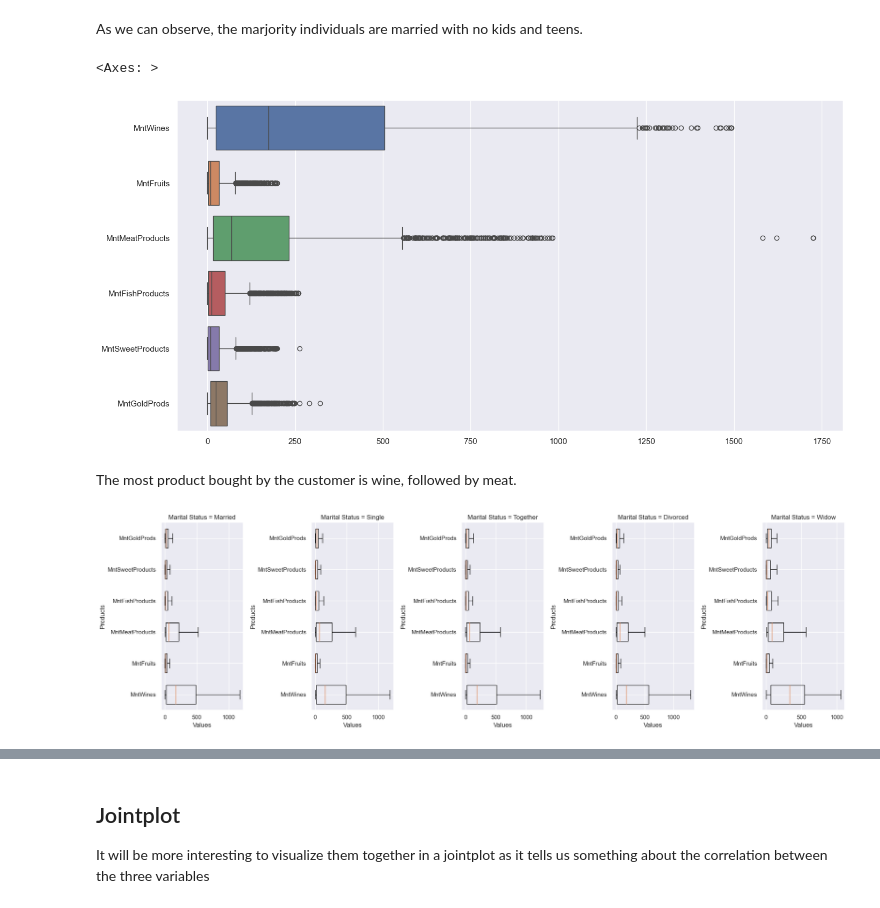
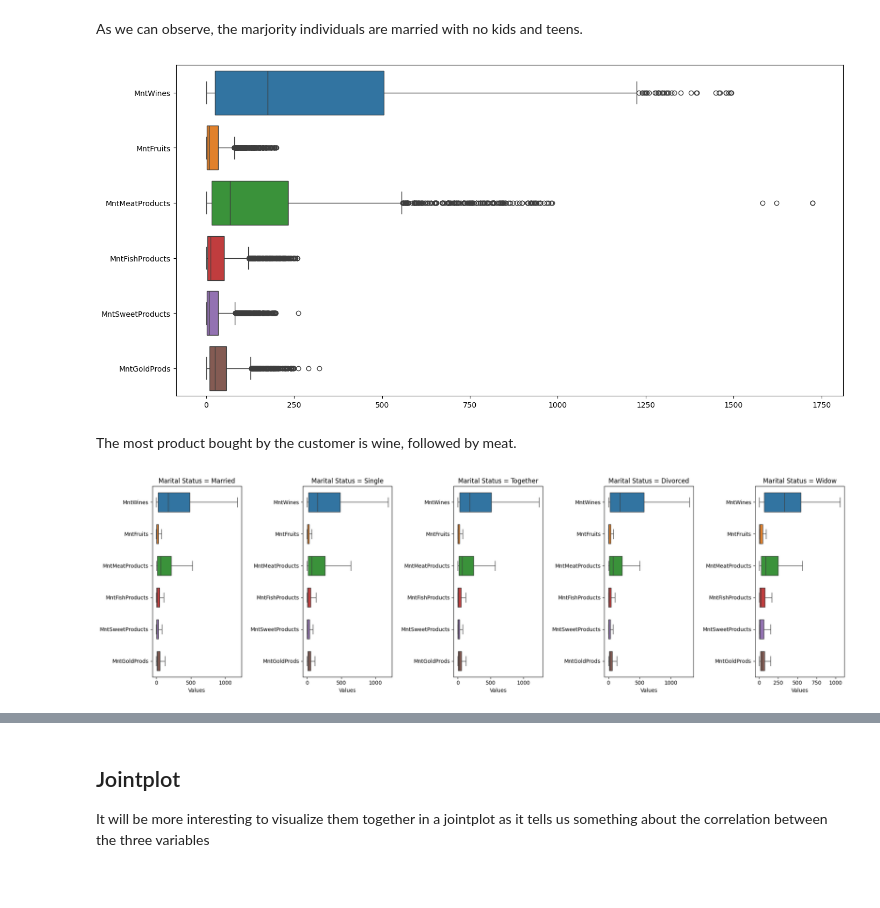
Before and after one commit to dcjh/1015_Mini_Project, a Jupyter notebook: MaritalStatus_Kid_Teen_EDA.ipynb, the cells around one changed output, grey strips where cells are left out. Cells and saved outputs as stored; diff of their text form; code cells hidden in the pictures.

```diff
--- a/MaritalStatus_Kid_Teen_EDA.ipynb
+++ b/MaritalStatus_Kid_Teen_EDA.ipynb
@@ -144,35 +158,34 @@ for i in range(2):
 As we can observe, the marjority individuals are married with no kids and teens.
 # %%
 # Draw the Boxplots of response variables
-f = plt.figure(figsize=(16, 8))
-sb.boxplot(data = customerdf_response, orient = "h")
+plt.figure(figsize=(16, 8))
+sb.boxplot(data=customerdf_response, orient="h")
+plt.show()
 # %% [output]
-<Axes: >
-[figure, old version]
+[figure, new version]
 # %% [markdown]
 The most product bought by the customer is wine, followed by meat.
 # %%
 # Generate some example data for demonstration
 np.random.seed(0)
 X = customerdf_predictor['Marital_Status']  # Example predictor variable
 Y = np.array(customerdf_response)  # Example response variables
 
 # Define marital statuses
 marital_statuses = ['Married', 'Single', 'Together', 'Divorced', 'Widow']
 
 # Create boxplots for each combination of marital status and type of product
 plt.figure(figsize=(20, 6))
 
 for i, status in enumerate(marital_statuses):
     plt.subplot(1, len(marital_statuses), i + 1)
-    for j, col in enumerate(customerdf_response):
-        plt.boxplot(Y[X == status][:, j], positions=[j + 1], widths=0.6, labels=[col], showfliers=False, vert=False)
+    data = [Y[X == status][:, j] for j in range(Y.shape[1])]
+    sb.boxplot(data=data, width=0.6, showfliers=False, orient='h')
+    plt.yticks(range(Y.shape[1]), customerdf_response.columns)
     plt.xlabel('Values')
-    plt.ylabel('Products')
     plt.title(f'Marital Status = {status}')
-    plt.grid(True)
 
 plt.tight_layout()
 plt.show()
 # %% [output]
-[figure, old version]
+[figure, new version]
```
Also changed, not shown: parts of 27 cells of this notebook.
